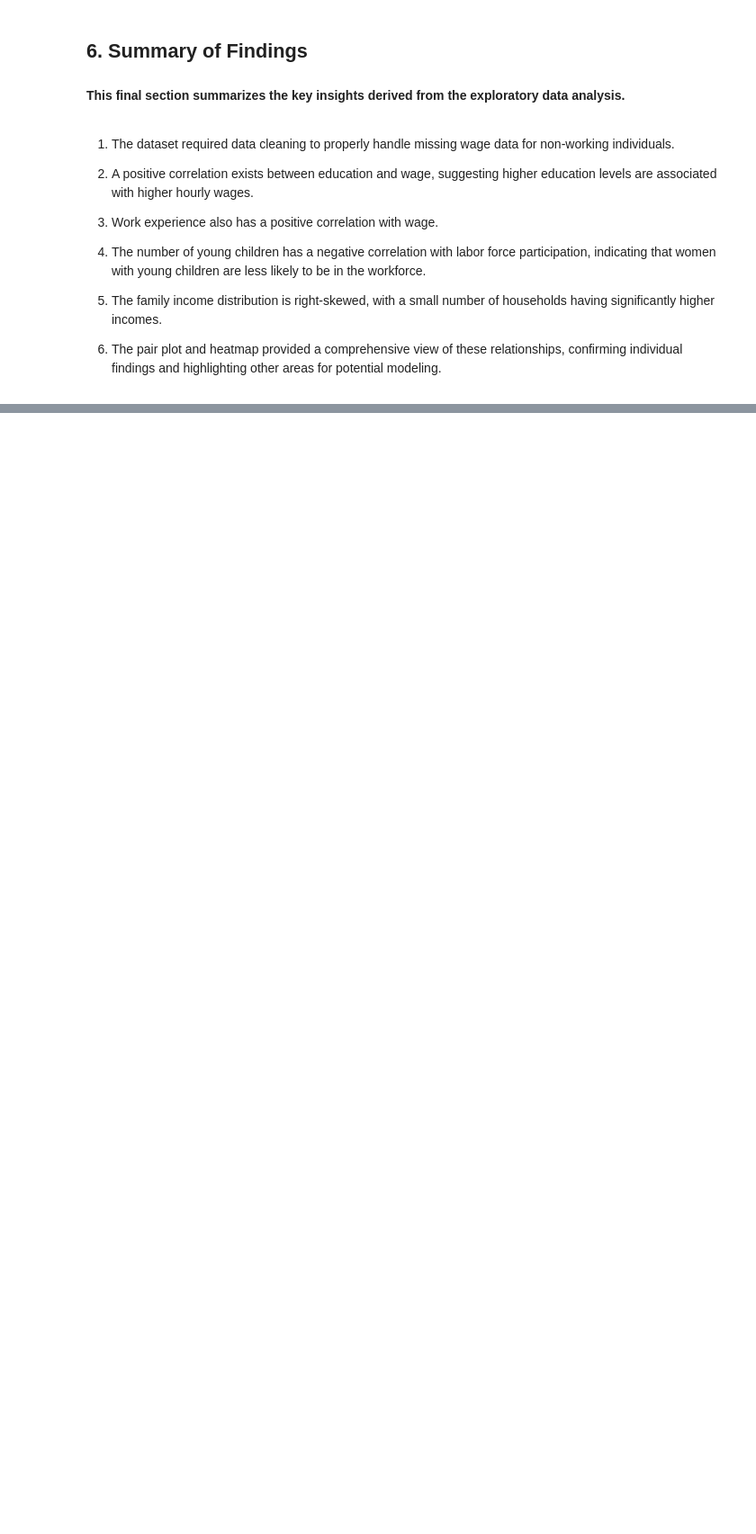
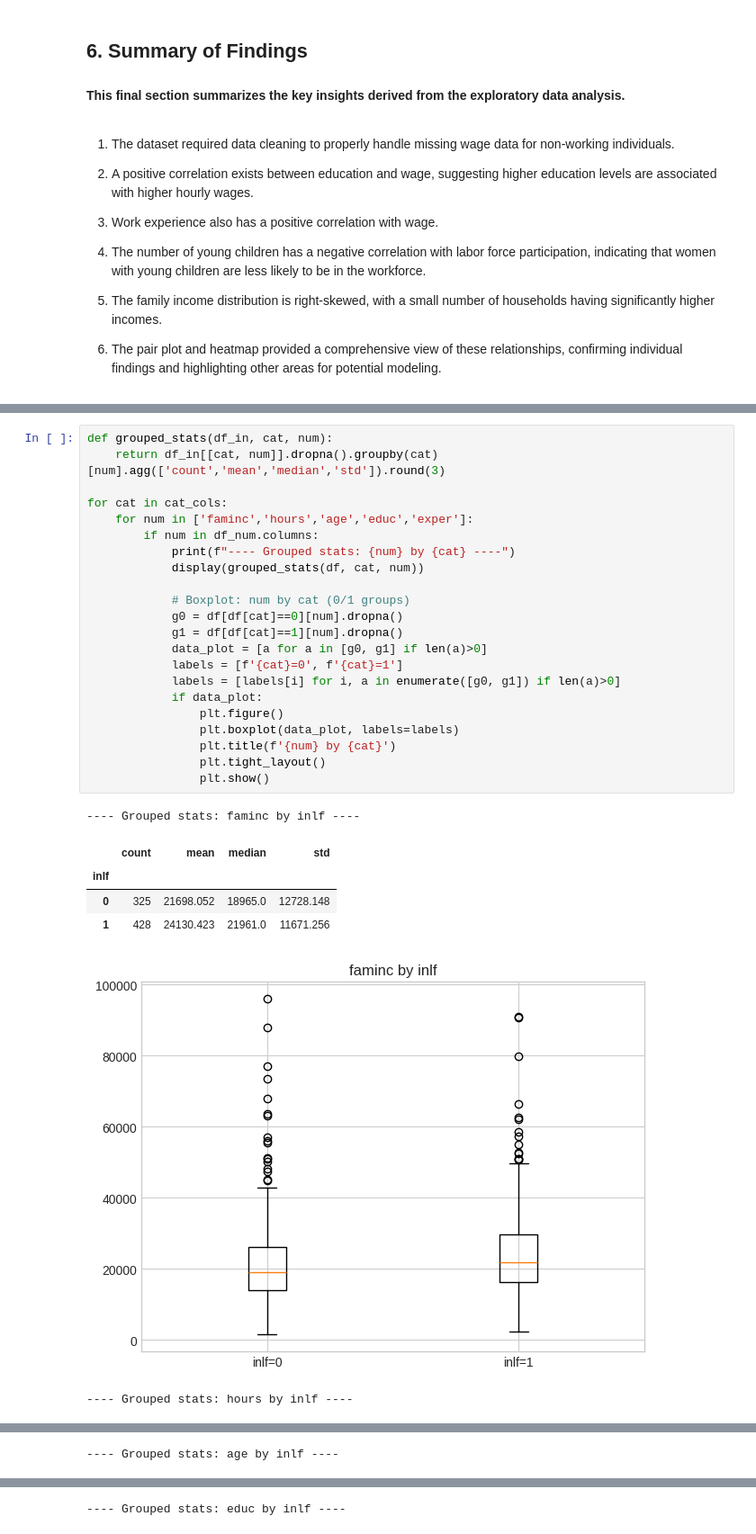
Before and after one commit to Armaan8/EDA, a Jupyter notebook: 22BDS0317.ipynb, the cells around one changed output, grey strips where cells are left out. Shown at 90% size. Cells and saved outputs as stored; diff of their text form; blank space fills up the shorter version.

```diff
--- a/22BDS0317.ipynb
+++ b/22BDS0317.ipynb
@@ -290,0 +477,30 @@ plt.show()
+# %%
+def grouped_stats(df_in, cat, num):
+    return df_in[[cat, num]].dropna().groupby(cat)[num].agg(['count','mean','median','std']).round(3)
+
+for cat in cat_cols:
+    for num in ['faminc','hours','age','educ','exper']:
+        if num in df_num.columns:
+            print(f"---- Grouped stats: {num} by {cat} ----")
+            display(grouped_stats(df, cat, num))
+
+            # Boxplot: num by cat (0/1 groups)
+            g0 = df[df[cat]==0][num].dropna()
+            g1 = df[df[cat]==1][num].dropna()
+            data_plot = [a for a in [g0, g1] if len(a)>0]
+            labels = [f'{cat}=0', f'{cat}=1']
+            labels = [labels[i] for i, a in enumerate([g0, g1]) if len(a)>0]
+            if data_plot:
+                plt.figure()
+                plt.boxplot(data_plot, labels=labels)
+                plt.title(f'{num} by {cat}')
+                plt.tight_layout()
+                plt.show()
+# %% [output]
+---- Grouped stats: faminc by inlf ----
+|  | count | mean | median | std |
+| inlf |  |  |  |  |
+| 0 | 325 | 21698.052 | 18965.0 | 12728.148 |
+| 1 | 428 | 24130.423 | 21961.0 | 11671.256 |
+[figure, added]
+---- Grouped stats: hours by inlf ----
@@ -290,0 +512 @@ plt.show()
+---- Grouped stats: age by inlf ----
@@ -290,0 +518 @@ plt.show()
+---- Grouped stats: educ by inlf ----
```
Also changed, not shown: parts of 27 cells of this notebook.
